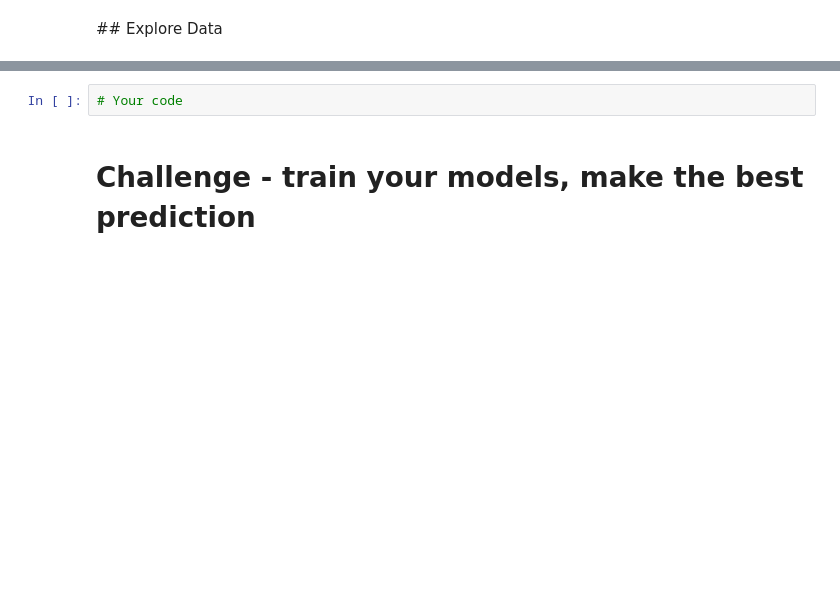
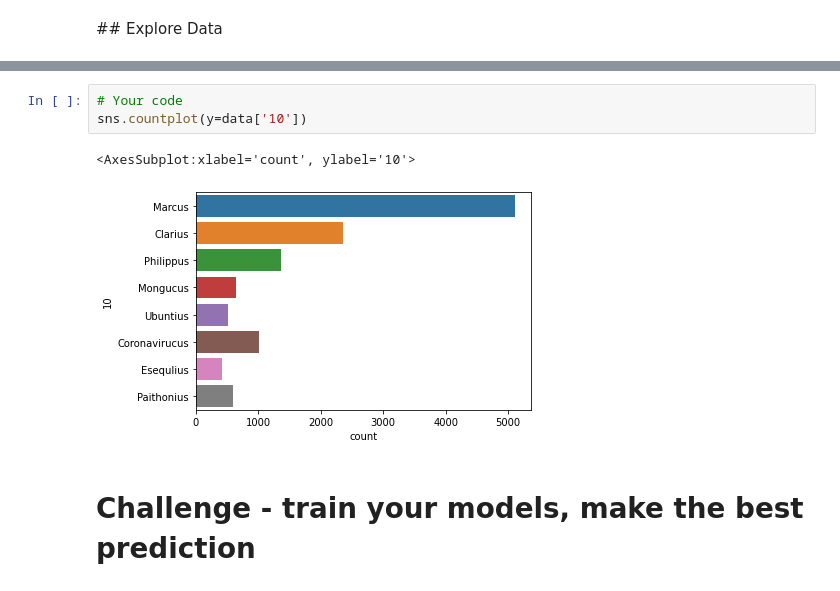
Before and after one commit to Ironhack-Data-Madrid-Febrero-2021/lab-avila-bible, a Jupyter notebook: your-code/main.ipynb, the cells around one changed output, grey strips where cells are left out. Cells and saved outputs as stored; diff of their text form; blank space fills up the shorter version.

```diff
--- a/your-code/main.ipynb
+++ b/your-code/main.ipynb
@@ -60,5 +106,9 @@ data.shape
 # %%
 # Your code
+sns.countplot(y=data['10'])
+# %% [output]
+<AxesSubplot:xlabel='count', ylabel='10'>
+[figure, added]
 # %% [markdown]
 # Challenge - train your models, make the best prediction
 # %% [markdown]
```
Also changed, not shown: parts of 40 cells of this notebook.
